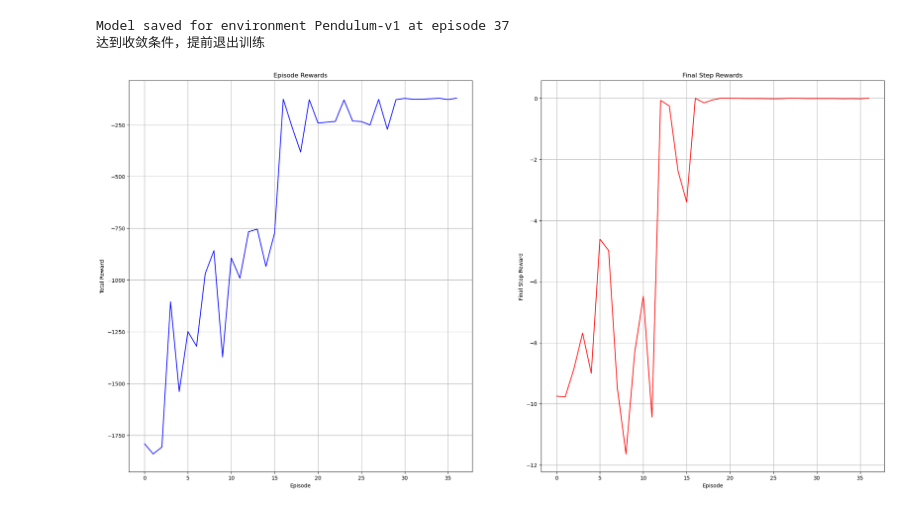
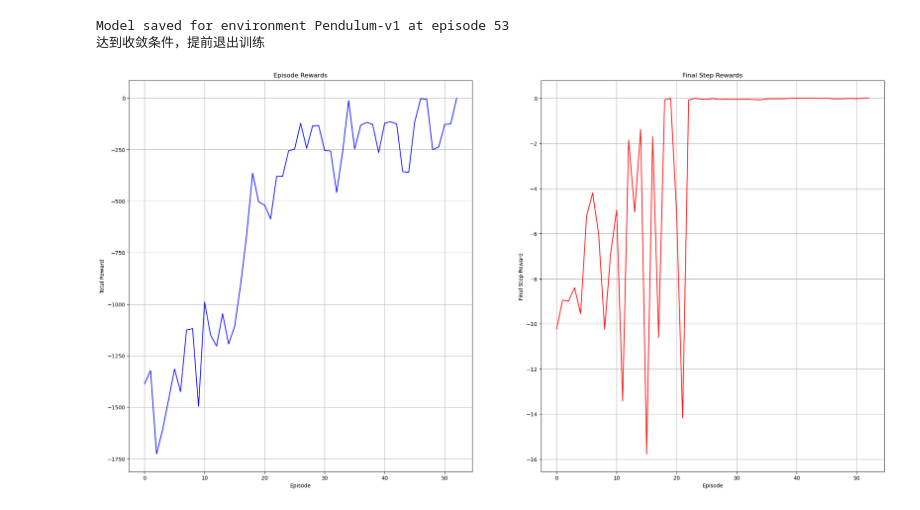
Before and after one commit to WhizZest/Book_Code_RL, a Jupyter notebook: ch10_确定性策略梯度/DDPG.ipynb, the cells around one changed output. Saved outputs shown, nothing was run; the diff lists cells and outputs as text; code cells hidden in the pictures.

```diff
--- a/ch10_确定性策略梯度/DDPG.ipynb
+++ b/ch10_确定性策略梯度/DDPG.ipynb
@@ -244,37 +244,37 @@ def main():
         ax1.relim()
         ax1.autoscale_view()
         line2.set_data(range(len(final_step_rewards)), final_step_rewards)
         ax2.relim()
         ax2.autoscale_view()
 
         plt.pause(0.025)  # 短暂暂停以更新图像
 
         # 监控训练过程，视情况提前退出，并保存模型
-        if final_reward > -400:
+        if episode_reward > -400:
             success_count += 1
-            if success_count >= 30 and final_reward > -0.001:
+            if success_count >= 20 and final_reward > -0.001:
                 # 保存模型：环境名称+模型名称
                 torch.save(ddpg.actor.state_dict(), f"{env.spec.id}_DDPG_actor.pth")
                 torch.save(ddpg.critic.state_dict(), f"{env.spec.id}_DDPG_critic.pth")
                 print(f"Model saved for environment {env.spec.id} at episode {episode + 1}")
                 print(f"达到收敛条件，提前退出训练")
                 break
         else:
             success_count = 0
 
 
     plt.ioff()  # 关闭交互模式
     # 重新设置为行内显示
     %matplotlib inline
     plt.show()
     env.close()
 
 if __name__ == "__main__":
     main()
 # %% [output]
-Model saved for environment Pendulum-v1 at episode 37
+Model saved for environment Pendulum-v1 at episode 53
 达到收敛条件，提前退出训练
-[figure, old version]
+[figure, new version]
 # %%
 import pygame
 # 加载模型
```
Also changed, not shown: parts of 2 cells of this notebook, 1 other file.
